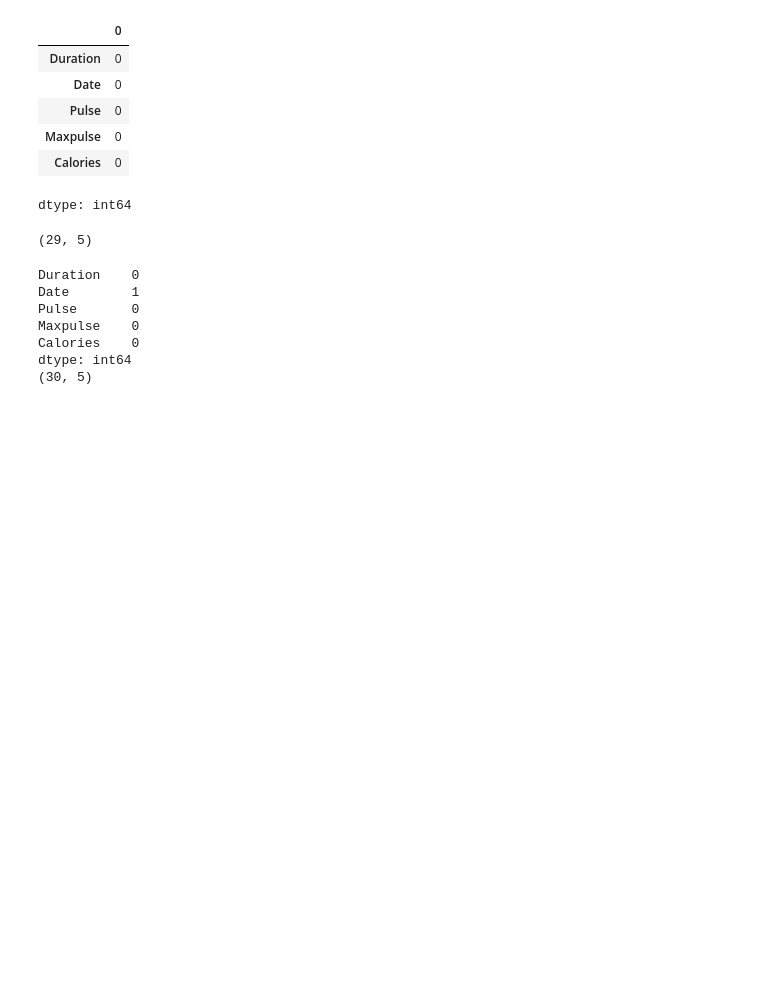
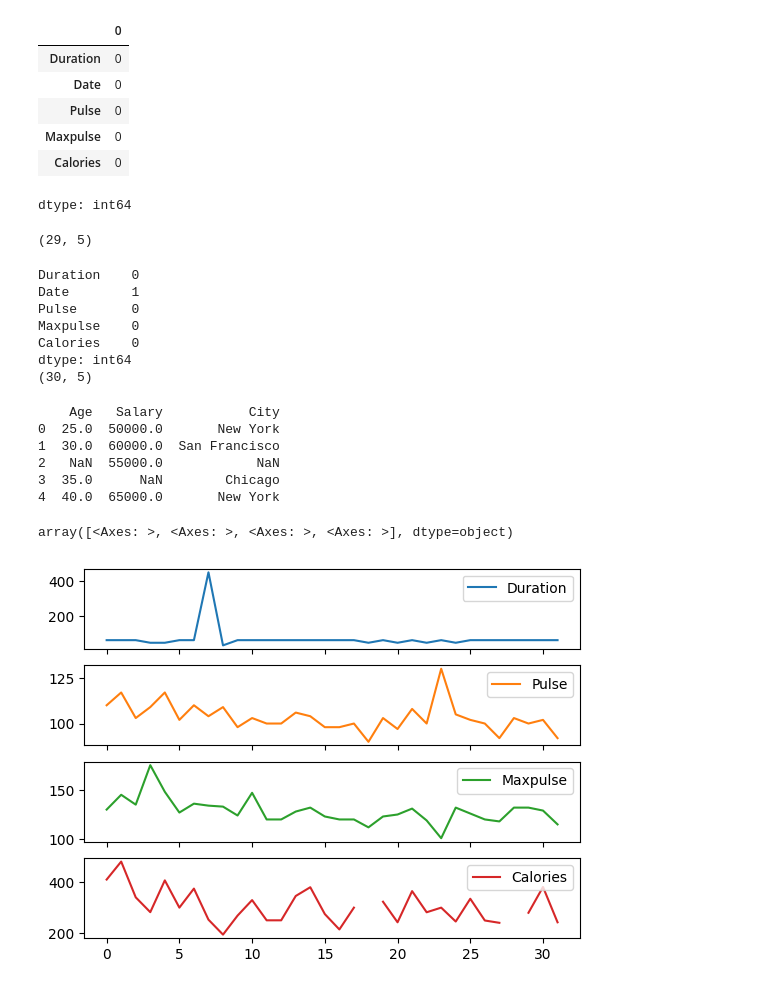
Before and after one commit to VaishaliChauhanCCTB/demo2, a Jupyter notebook: EDA.ipynb, the cells around one changed output. Cells and saved outputs as stored; diff of their text form; code cells hidden in the pictures; blank space fills up the shorter version.

```diff
--- a/EDA.ipynb
+++ b/EDA.ipynb
@@ -236,3 +240,28 @@ Maxpulse    0
 Calories    0
 dtype: int64
 (30, 5)
+# %%
+import pandas as pd
+import numpy as np
+
+#Creating Data frame
+tempData = pd.DataFrame({
+    'Age': [25, 30, np.nan, 35, 40],
+    'Salary': [50000, 60000, 55000, np.nan, 65000],
+    'City': ['New York', 'San Francisco', np.nan, 'Chicago', 'New York']
+})
+
+#Question: Fill the missing values, for age -> use mean, for Salary: use median, For city use mode:
+print(tempData)
+# %% [output]
+    Age   Salary           City
+0  25.0  50000.0       New York
+1  30.0  60000.0  San Francisco
+2   NaN  55000.0            NaN
+3  35.0      NaN        Chicago
+4  40.0  65000.0       New York
+# %%
+data.plot(kind='line', subplots=True)
+# %% [output]
+array([<Axes: >, <Axes: >, <Axes: >, <Axes: >], dtype=object)
+[figure, added]
```
Also changed, not shown: parts of 3 cells of this notebook.
